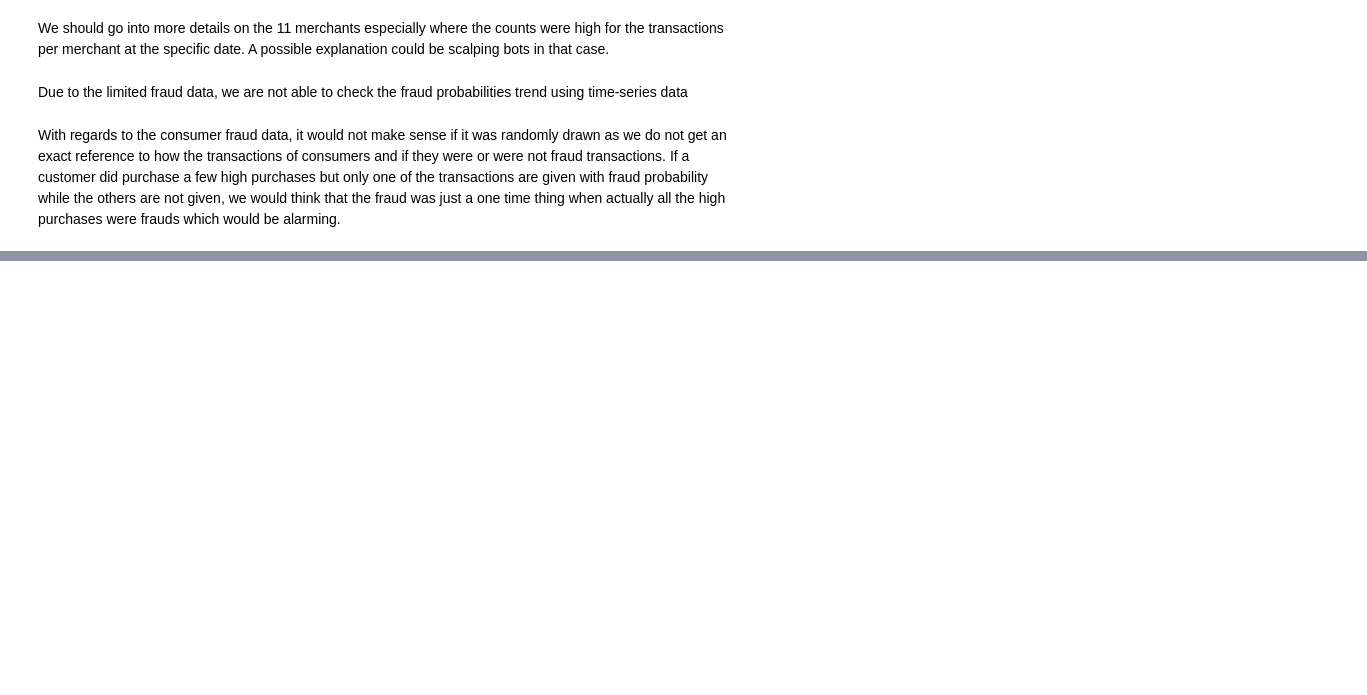
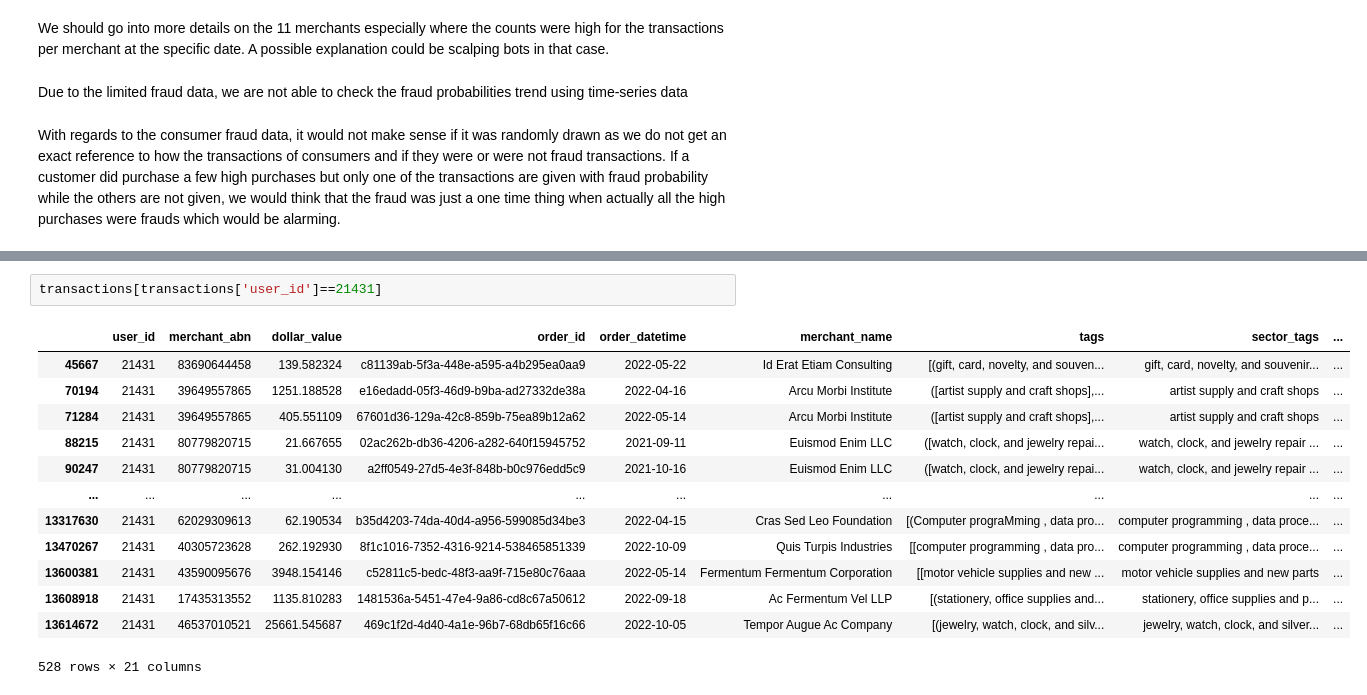
Before and after one commit to MAST30034-Applied-Data-Science/generic-buy-now-pay-later-project-group-17-adsb, a Jupyter notebook: notebooks/Fraud_analysis.ipynb, the cells around one changed output, grey strips where cells are left out. Drawn from its saved outputs; the diff is of its cells as text; blank space fills up the shorter version.

```diff
--- a/notebooks/Fraud_analysis.ipynb
+++ b/notebooks/Fraud_analysis.ipynb
@@ -277,0 +339,16 @@ With regards to the consumer fraud data, it would not make sense if it was rando
+# %%
+transactions[transactions['user_id']==21431]
+# %% [output]
+|  | user_id | merchant_abn | dollar_value | order_id | order_datetime | merchant_name | tags | sector_tags | ... |
+| 45667 | 21431 | 83690644458 | 139.582324 | c81139ab-5f3a-448e-a595-a4b295ea0aa9 | 2022-05-22 | Id Erat Etiam Consulting | [(gift, card, novelty, and souven... | gift, card, novelty, and souvenir... | ... |
+| 70194 | 21431 | 39649557865 | 1251.188528 | e16edadd-05f3-46d9-b9ba-ad27332de38a | 2022-04-16 | Arcu Morbi Institute | ([artist supply and craft shops],... | artist supply and craft shops | ... |
+| 71284 | 21431 | 39649557865 | 405.551109 | 67601d36-129a-42c8-859b-75ea89b12a62 | 2022-05-14 | Arcu Morbi Institute | ([artist supply and craft shops],... | artist supply and craft shops | ... |
+| 88215 | 21431 | 80779820715 | 21.667655 | 02ac262b-db36-4206-a282-640f15945752 | 2021-09-11 | Euismod Enim LLC | ([watch, clock, and jewelry repai... | watch, clock, and jewelry repair ... | ... |
+| 90247 | 21431 | 80779820715 | 31.004130 | a2ff0549-27d5-4e3f-848b-b0c976edd5c9 | 2021-10-16 | Euismod Enim LLC | ([watch, clock, and jewelry repai... | watch, clock, and jewelry repair ... | ... |
+| ... | ... | ... | ... | ... | ... | ... | ... | ... | ... |
+| 13317630 | 21431 | 62029309613 | 62.190534 | b35d4203-74da-40d4-a956-599085d34be3 | 2022-04-15 | Cras Sed Leo Foundation | [(Computer prograMming , data pro... | computer programming , data proce... | ... |
+| 13470267 | 21431 | 40305723628 | 262.192930 | 8f1c1016-7352-4316-9214-538465851339 | 2022-10-09 | Quis Turpis Industries | [[computer programming , data pro... | computer programming , data proce... | ... |
+| 13600381 | 21431 | 43590095676 | 3948.154146 | c52811c5-bedc-48f3-aa9f-715e80c76aaa | 2022-05-14 | Fermentum Fermentum Corporation | [[motor vehicle supplies and new ... | motor vehicle supplies and new parts | ... |
+| 13608918 | 21431 | 17435313552 | 1135.810283 | 1481536a-5451-47e4-9a86-cd8c67a50612 | 2022-09-18 | Ac Fermentum Vel LLP | [(stationery, office supplies and... | stationery, office supplies and p... | ... |
+| 13614672 | 21431 | 46537010521 | 25661.545687 | 469c1f2d-4d40-4a1e-96b7-68db65f16c66 | 2022-10-05 | Tempor Augue Ac Company | [(jewelry, watch, clock, and silv... | jewelry, watch, clock, and silver... | ... |
+528 rows × 21 columns
```
Also changed, not shown: parts of 12 cells of this notebook.
